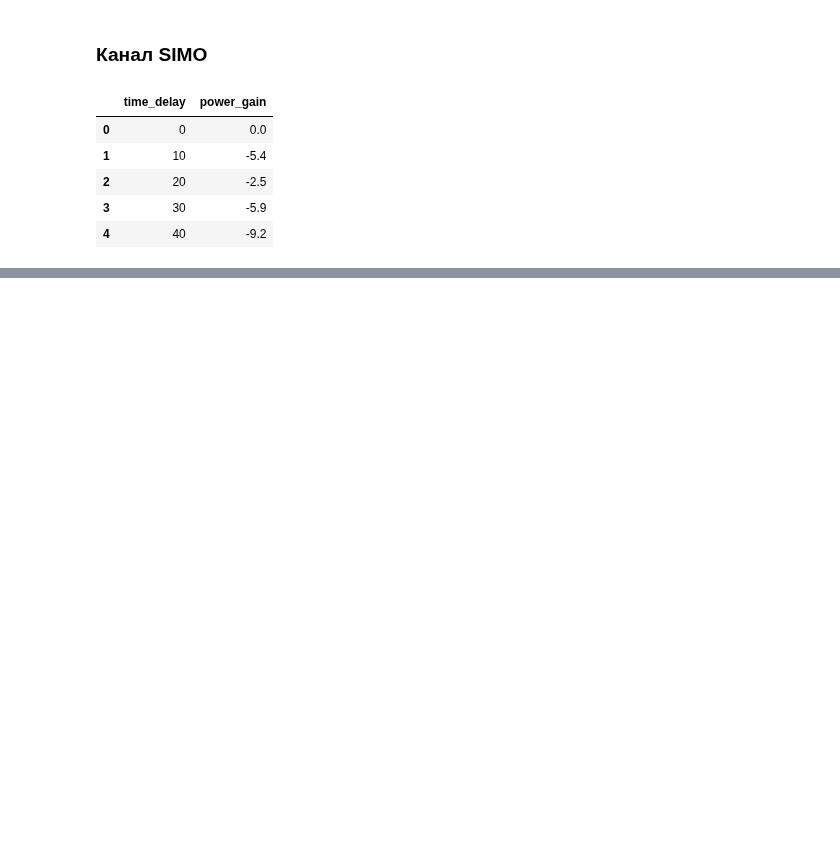
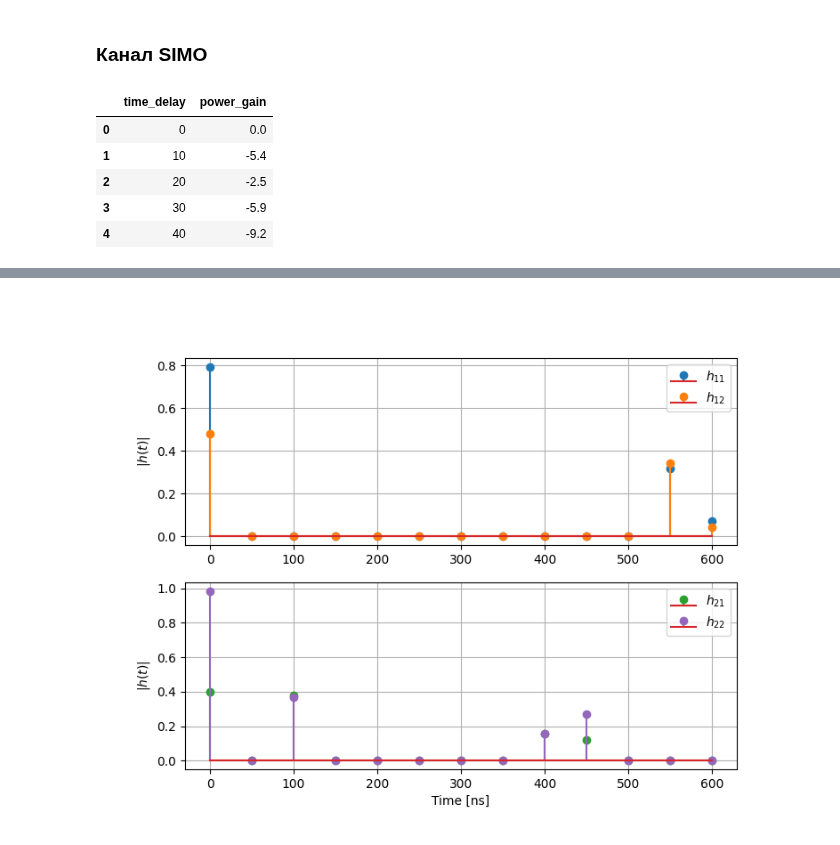
Before and after one commit to isvoropaev02/OFDM, a Jupyter notebook: model_version04/model_performance.ipynb, the cells around one changed output, grey strips where cells are left out. Saved outputs shown, nothing was run; the diff lists cells and outputs as text; code cells hidden in the pictures; blank space fills up the shorter version.

```diff
--- a/model_version04/model_performance.ipynb
+++ b/model_version04/model_performance.ipynb
@@ -38,0 +41,28 @@ plt.show()
+# %%
+delta_t=50 # ns
+# %%
+h11 = pd.read_csv('h11.txt', sep=',',header=None, skipinitialspace=True, names=['re', 'im'])
+h12 = pd.read_csv('h12.txt', sep=',',header=None, skipinitialspace=True, names=['re', 'im'])
+h21 = pd.read_csv('h21.txt', sep=',',header=None, skipinitialspace=True, names=['re', 'im'])
+h22 = pd.read_csv('h22.txt', sep=',',header=None, skipinitialspace=True, names=['re', 'im'])
+# %%
+fig2 = plt.figure(figsize=(8,6))
+ax_1 = fig2.add_subplot(211)
+ax_1.stem(h11.index*delta_t, np.sqrt(h11['re']**2+h11['im']**2), linefmt='C0-', markerfmt='C0o', label=r'$h_{11}$')
+ax_1.stem(h12.index*delta_t, np.sqrt(h12['re']**2+h12['im']**2), linefmt='C1-', markerfmt='C1o', label=r'$h_{12}$')
+ax_1.set_ylabel(r"$|h(t)|$")
+#ax_1.set_xlabel("Time [ns]")
+ax_1.grid()
+ax_1.legend()
+
+ax_2 = fig2.add_subplot(212)
+ax_2.stem(h21.index*delta_t, np.sqrt(h21['re']**2+h21['im']**2), linefmt='C2-', markerfmt='C2o', label=r'$h_{21}$')
+ax_2.stem(h22.index*delta_t, np.sqrt(h22['re']**2+h22['im']**2), linefmt='C4-', markerfmt='C4o', label=r'$h_{22}$')
+ax_2.set_ylabel(r"$|h(t)|$")
+ax_2.set_xlabel("Time [ns]")
+ax_2.grid()
+ax_2.legend()
+
+plt.show()
+# %% [output]
+[figure, added]
```
Also changed, not shown: parts of 3 cells of this notebook, 8 other files.
